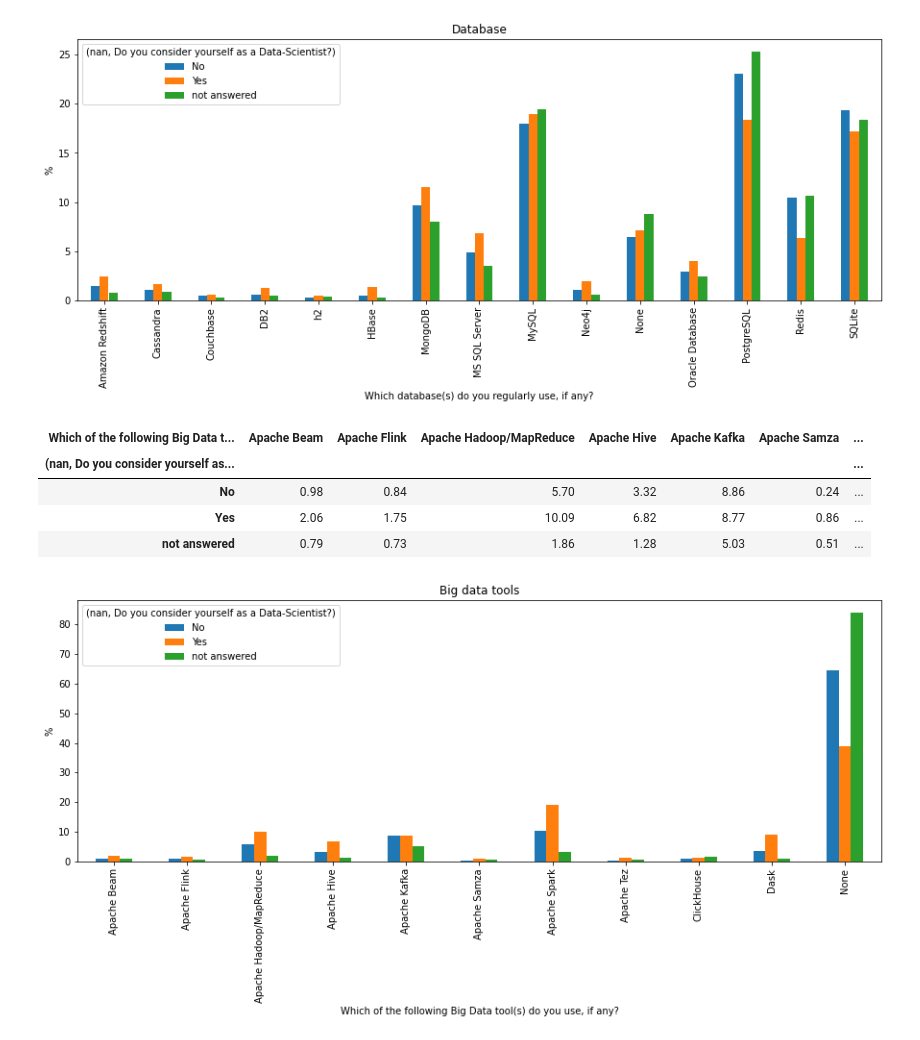
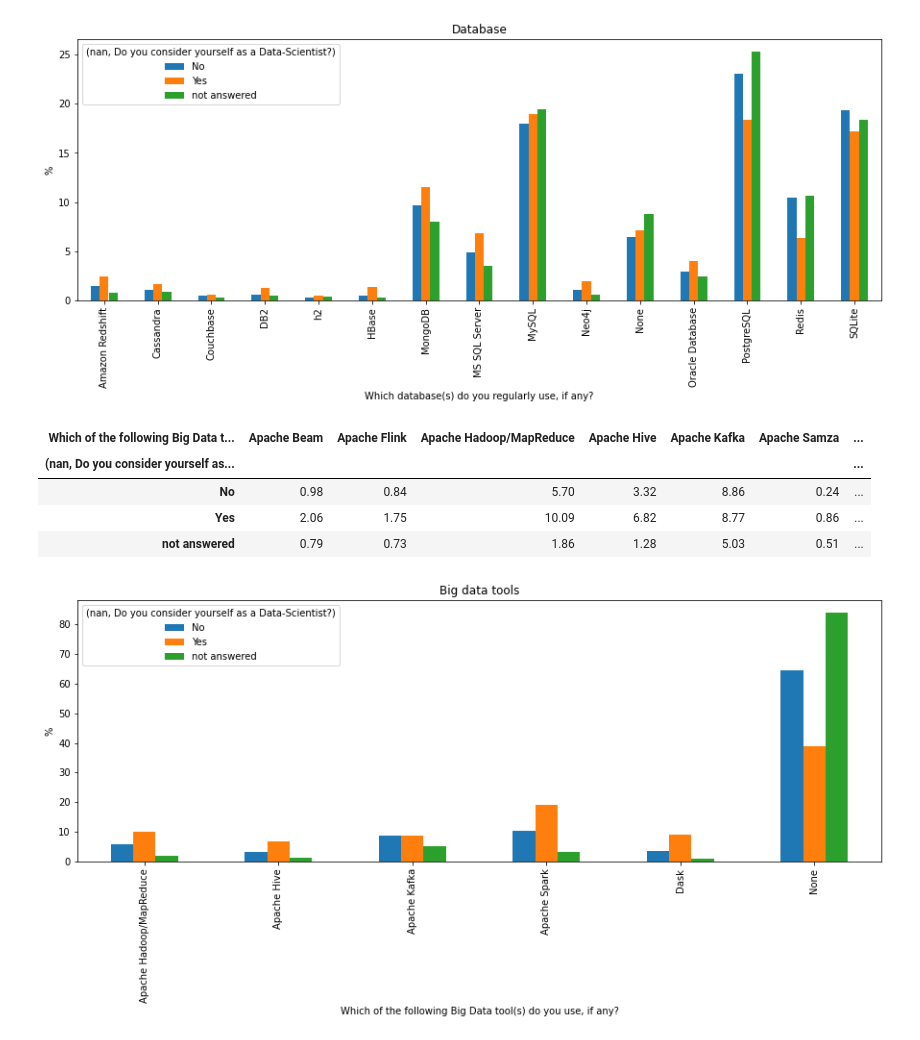
Before and after one commit to Sawy89/python_survey_analysis, a Jupyter notebook: Analysis_DataScientist.ipynb, the cells around one changed output. Drawn from its saved outputs; the diff is of its cells as text; code cells hidden in the pictures.

```diff
--- a/Analysis_DataScientist.ipynb
+++ b/Analysis_DataScientist.ipynb
@@ -382,13 +450,13 @@ ds_stat
 # %%
 env = AnalyzeSingleQuestion(df_ds, (np.nan, 'Do you consider yourself as a Data-Scientist?'),
                                   'Which of the following Big Data tool(s) do you use, if any?')
 ds_stat = env.calcHistMulti()
-env.plotBar(title='Big data tools')
+env.plotBar(title='Big data tools', limit={'name':'Yes', 'value':5})
 ds_stat
 # %% [output]
 | Which of the following Big Data t... | Apache Beam | Apache Flink | Apache Hadoop/MapReduce | Apache Hive | Apache Kafka | Apache Samza | ... |
 | (nan, Do you consider yourself as... |  |  |  |  |  |  | ... |
 | No | 0.98 | 0.84 | 5.70 | 3.32 | 8.86 | 0.24 | ... |
 | Yes | 2.06 | 1.75 | 10.09 | 6.82 | 8.77 | 0.86 | ... |
 | not answered | 0.79 | 0.73 | 1.86 | 1.28 | 5.03 | 0.51 | ... |
-[figure, old version]
+[figure, new version]
```
Also changed, not shown: parts of 20 cells of this notebook, 1 other file.
